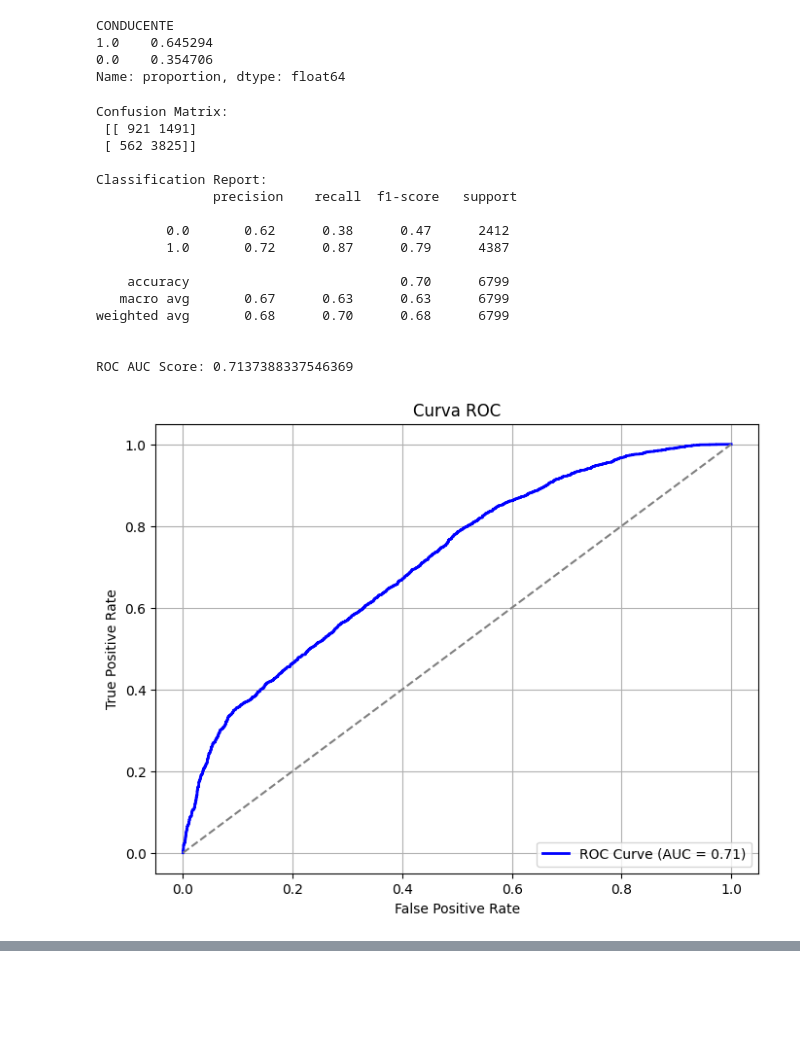
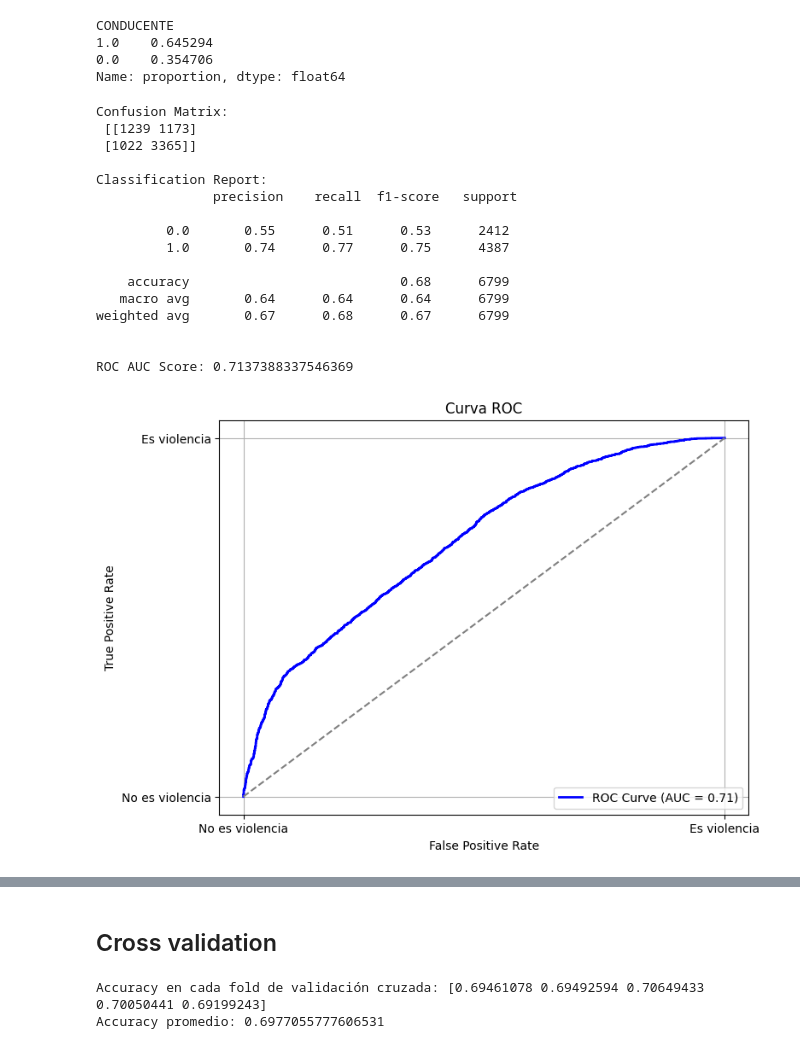
Before and after one commit to angelargd8/Proyecto3-MDD, a Jupyter notebook: reglog.ipynb, the cells around one changed output, grey strips where cells are left out. Saved outputs shown, nothing was run; the diff lists cells and outputs as text; code cells hidden in the pictures; blank space fills up the shorter version.

```diff
--- a/reglog.ipynb
+++ b/reglog.ipynb
@@ -208,14 +196,14 @@ CONDUCENTE
 0.0    0.354706
 Name: proportion, dtype: float64
 # %%
-# 1. Obtener las probabilidades de clase positiva
+# Obtener las probabilidades de clase positiva
 y_proba = model.predict_proba(X_test)[:, 1]
 
-# 2. Ajustar el umbral (por ejemplo, 0.4 en vez de 0.5)
-umbral = 0.4
+# Ajustar el umbral (por ejemplo, 0.4 en vez de 0.5)
+umbral = 0.46
 y_pred = (y_proba >= umbral).astype(int)
 
-# 3. Evaluar el modelo
+# Evaluar el modelo
 print("\nConfusion Matrix:\n", confusion_matrix(y_test, y_pred))
 print("\nClassification Report:\n", classification_report(y_test, y_pred))
 print("\nROC AUC Score:", roc_auc_score(y_test, y_proba))
@@ -226,7 +214,7 @@ roc_auc = roc_auc_score(y_test, y_proba)
 
 plt.figure(figsize=(8, 6))
 plt.plot(fpr, tpr, color='blue', lw=2, label=f'ROC Curve (AUC = {roc_auc:.2f})')
-plt.plot([0, 1], [0, 1], color='gray', linestyle='--')
+plt.plot(["No es violencia", "Es violencia"], ["No es violencia", "Es violencia"], color='gray', linestyle='--')
 plt.xlabel('False Positive Rate')
 plt.ylabel('True Positive Rate')
 plt.title('Curva ROC')
@@ -237,39 +225,39 @@ plt.show()
 # --- MATRIZ DE CONFUSIÓN ---
 plt.figure(figsize=(6, 5))
 cm = confusion_matrix(y_test, y_pred)
 plt.imshow(cm, interpolation='nearest', cmap=plt.cm.Blues)
 plt.title('Matriz de Confusión')
 plt.colorbar()
-classes = [0, 1]  # Cambia según los valores únicos de tu variable objetivo
+classes = ["No es violencia", "Es violencia"]
 plt.xticks(np.arange(len(classes)), classes)
 plt.yticks(np.arange(len(classes)), classes)
 
 # Etiquetas de la matriz de confusión
 thresh = cm.max() / 2.
 for i in range(cm.shape[0]):
     for j in range(cm.shape[1]):
         plt.text(j, i, format(cm[i, j], 'd'),
                  ha="center", va="center", color="white" if cm[i, j] > thresh else "black")
 
 plt.ylabel('True label')
 plt.xlabel('Predicted label')
 plt.tight_layout()
 plt.show()
 # %% [output]
 Confusion Matrix:
- [[ 921 1491]
- [ 562 3825]]
+ [[1239 1173]
+ [1022 3365]]
 
 Classification Report:
                precision    recall  f1-score   support
 
-         0.0       0.62      0.38      0.47      2412
-         1.0       0.72      0.87      0.79      4387
+         0.0       0.55      0.51      0.53      2412
+         1.0       0.74      0.77      0.75      4387
 
-    accuracy                           0.70      6799
-   macro avg       0.67      0.63      0.63      6799
-weighted avg       0.68      0.70      0.68      6799
+    accuracy                           0.68      6799
+   macro avg       0.64      0.64      0.64      6799
+weighted avg       0.67      0.68      0.67      6799
 
 
 ROC AUC Score: 0.7137388337546369
-[figure, old version]
+[figure, new version]
@@ -276,0 +265,40 @@ ROC AUC Score: 0.7137388337546369
+# %% [markdown]
+## Cross validation
+# %%
+# Identificar columnas numéricas y categóricas
+num_cols = X_train.select_dtypes(include=['float64', 'int64']).columns
+cat_cols = X_train.select_dtypes(include=['object']).columns
+
+# Pipeline para variables numéricas
+num_pipeline = Pipeline([
+    ('imputer', SimpleImputer(strategy='mean')),
+    ('scaler', StandardScaler())
+])
+
+# Pipeline para variables categóricas
+cat_pipeline = Pipeline([
+    ('imputer', SimpleImputer(strategy='most_frequent')),
+    ('encoder', OneHotEncoder(handle_unknown='ignore'))
+])
+
+# Unir los pipelines con ColumnTransformer
+preprocessor = ColumnTransformer([
+    ('num', num_pipeline, num_cols),
+    ('cat', cat_pipeline, cat_cols)
+])
+
+# Pipeline completo
+full_pipeline = Pipeline([
+    ('preprocessor', preprocessor),
+    ('logreg', LogisticRegression(max_iter=1000, random_state=42))
+])
+
+# Aplicar validación cruzada con 5 particiones (folds)
+cv_scores = cross_val_score(full_pipeline, X_train, y_train, cv=5, scoring='accuracy')
+
+# Mostrar resultados
+print("Accuracy en cada fold de validación cruzada:", cv_scores)
+print("Accuracy promedio:", cv_scores.mean())
+# %% [output]
+Accuracy en cada fold de validación cruzada: [0.69461078 0.69492594 0.70649433 0.70050441 0.69199243]
+Accuracy promedio: 0.6977055777606531
```
Also changed, not shown: parts of 6 cells of this notebook.
